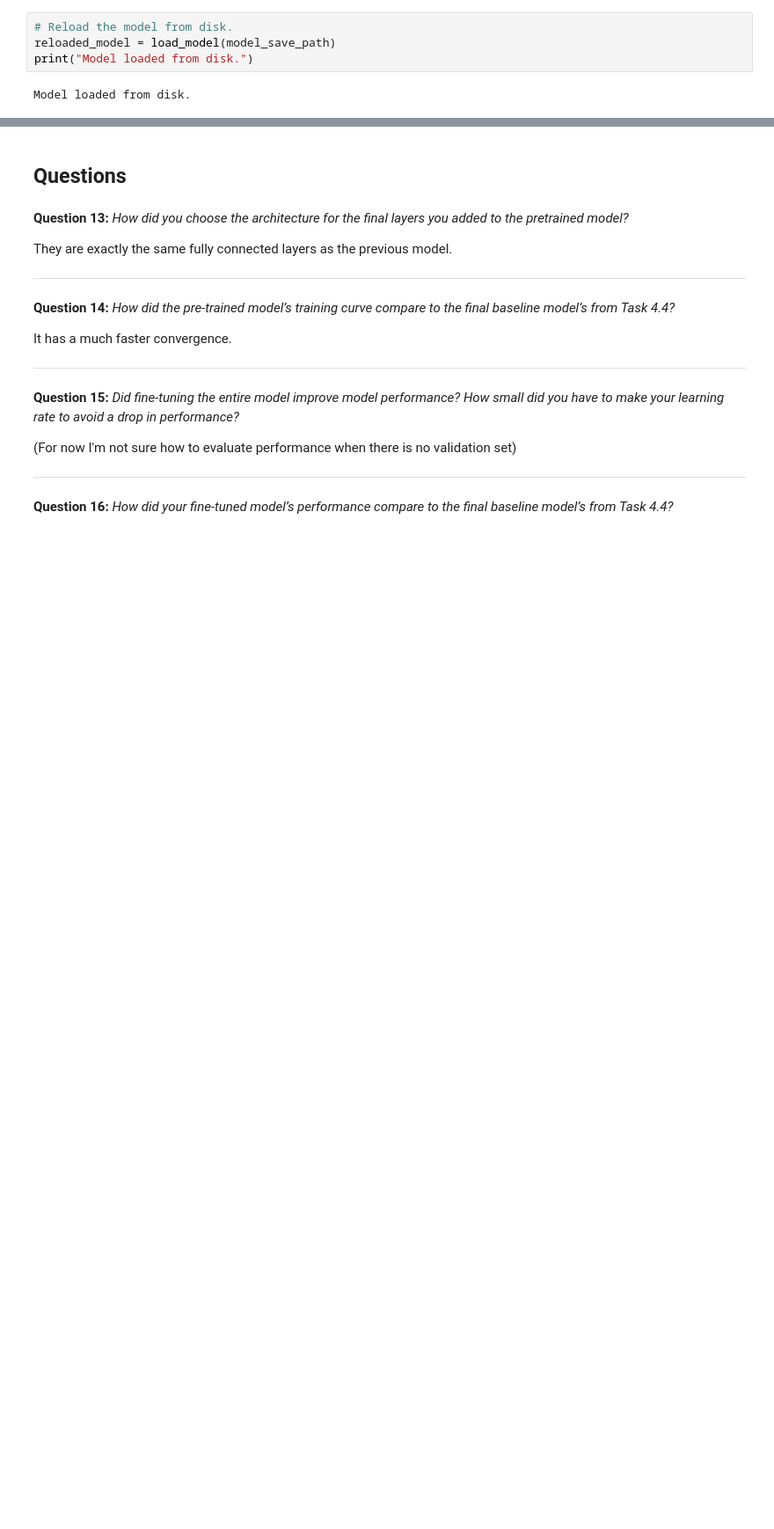
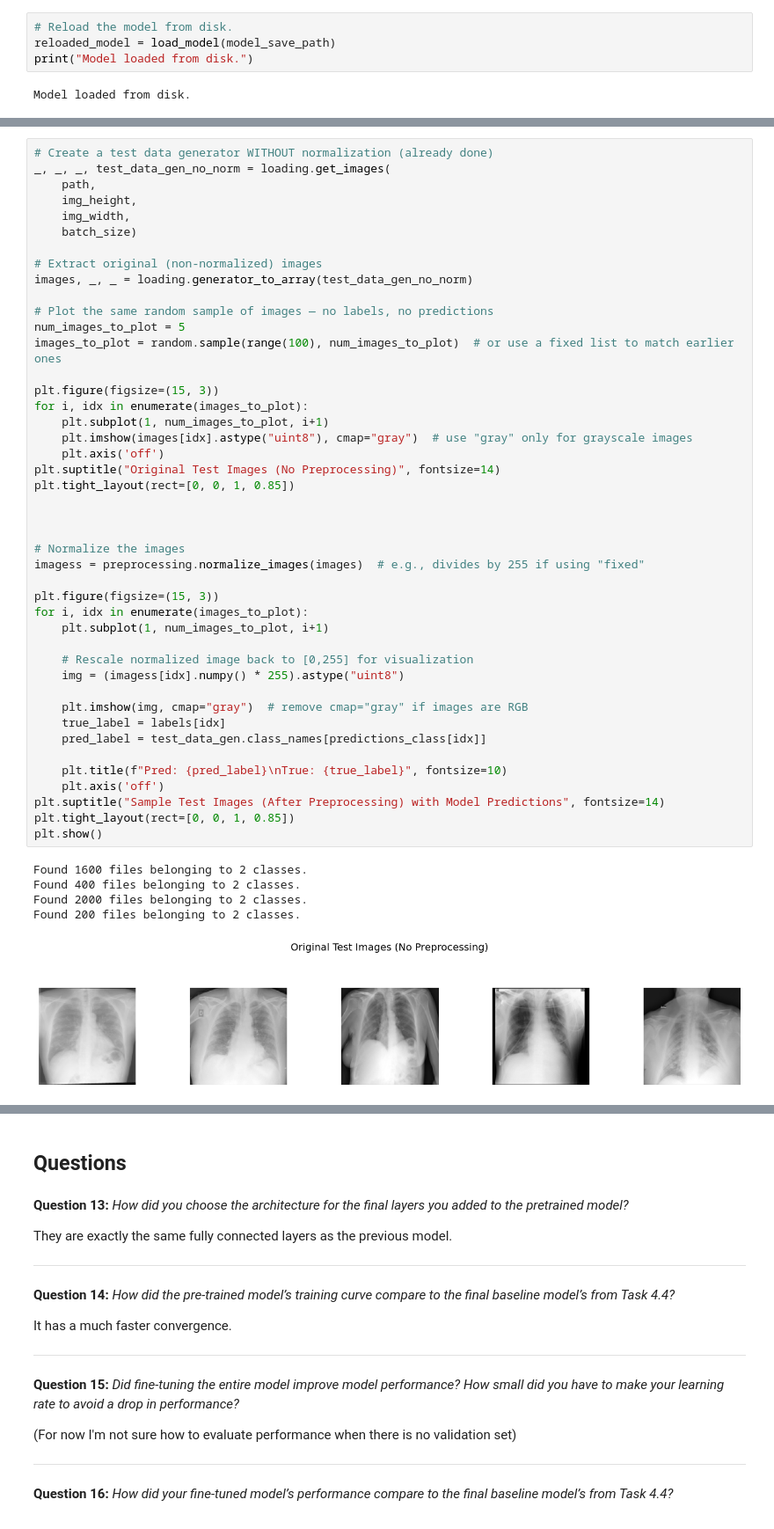
Before and after one commit to Lucmeister55/AI-project, a Jupyter notebook: notebooks/task3.ipynb, the cells around one changed output, grey strips where cells are left out. Shown: that part at 88% size. Drawn from its saved outputs; the diff is of its cells as text; blank space fills up the shorter version.

```diff
--- a/notebooks/task3.ipynb
+++ b/notebooks/task3.ipynb
@@ -568,0 +543,50 @@ Found 200 files belonging to 2 classes.
+# %%
+# Create a test data generator WITHOUT normalization (already done)
+_, _, _, test_data_gen_no_norm = loading.get_images(
+    path,
+    img_height,
+    img_width,
+    batch_size)
+
+# Extract original (non-normalized) images
+images, _, _ = loading.generator_to_array(test_data_gen_no_norm)
+
+# Plot the same random sample of images — no labels, no predictions
+num_images_to_plot = 5
+images_to_plot = random.sample(range(100), num_images_to_plot)  # or use a fixed list to match earlier ones
+
+plt.figure(figsize=(15, 3))
+for i, idx in enumerate(images_to_plot):
+    plt.subplot(1, num_images_to_plot, i+1)
+    plt.imshow(images[idx].astype("uint8"), cmap="gray")  # use "gray" only for grayscale images
+    plt.axis('off')
+plt.suptitle("Original Test Images (No Preprocessing)", fontsize=14)
+plt.tight_layout(rect=[0, 0, 1, 0.85])
+
+
+
+# Normalize the images
+imagess = preprocessing.normalize_images(images)  # e.g., divides by 255 if using "fixed"
+
+plt.figure(figsize=(15, 3))
+for i, idx in enumerate(images_to_plot):
+    plt.subplot(1, num_images_to_plot, i+1)
+
+    # Rescale normalized image back to [0,255] for visualization
+    img = (imagess[idx].numpy() * 255).astype("uint8")
+
+    plt.imshow(img, cmap="gray")  # remove cmap="gray" if images are RGB
+    true_label = labels[idx]
+    pred_label = test_data_gen.class_names[predictions_class[idx]]
+
+    plt.title(f"Pred: {pred_label}\nTrue: {true_label}", fontsize=10)
+    plt.axis('off')
+plt.suptitle("Sample Test Images (After Preprocessing) with Model Predictions", fontsize=14)
+plt.tight_layout(rect=[0, 0, 1, 0.85])
+plt.show()
+# %% [output]
+Found 1600 files belonging to 2 classes.
+Found 400 files belonging to 2 classes.
+Found 2000 files belonging to 2 classes.
+Found 200 files belonging to 2 classes.
+[figure, added]
```
Also changed, not shown: parts of 23 cells of this notebook.
